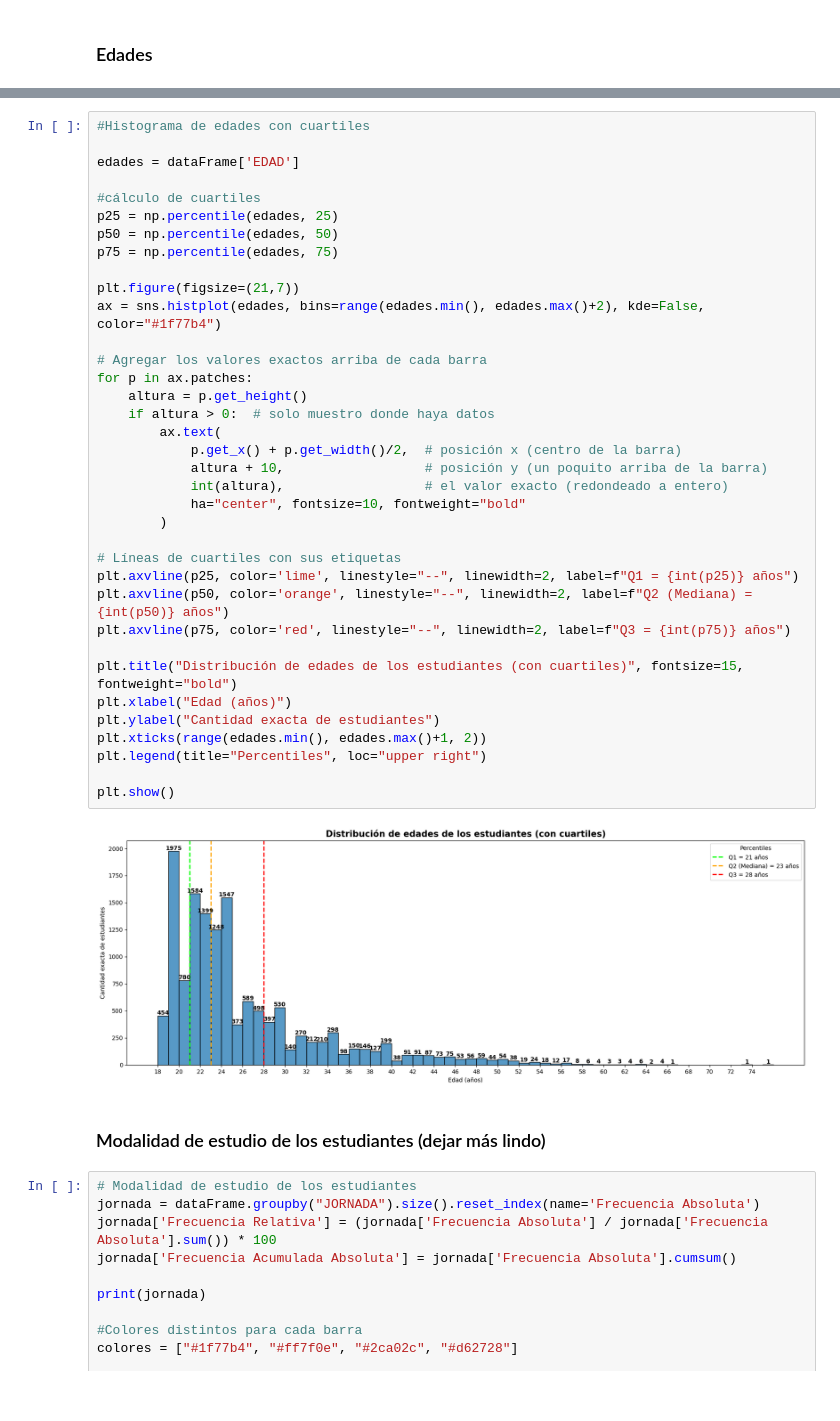
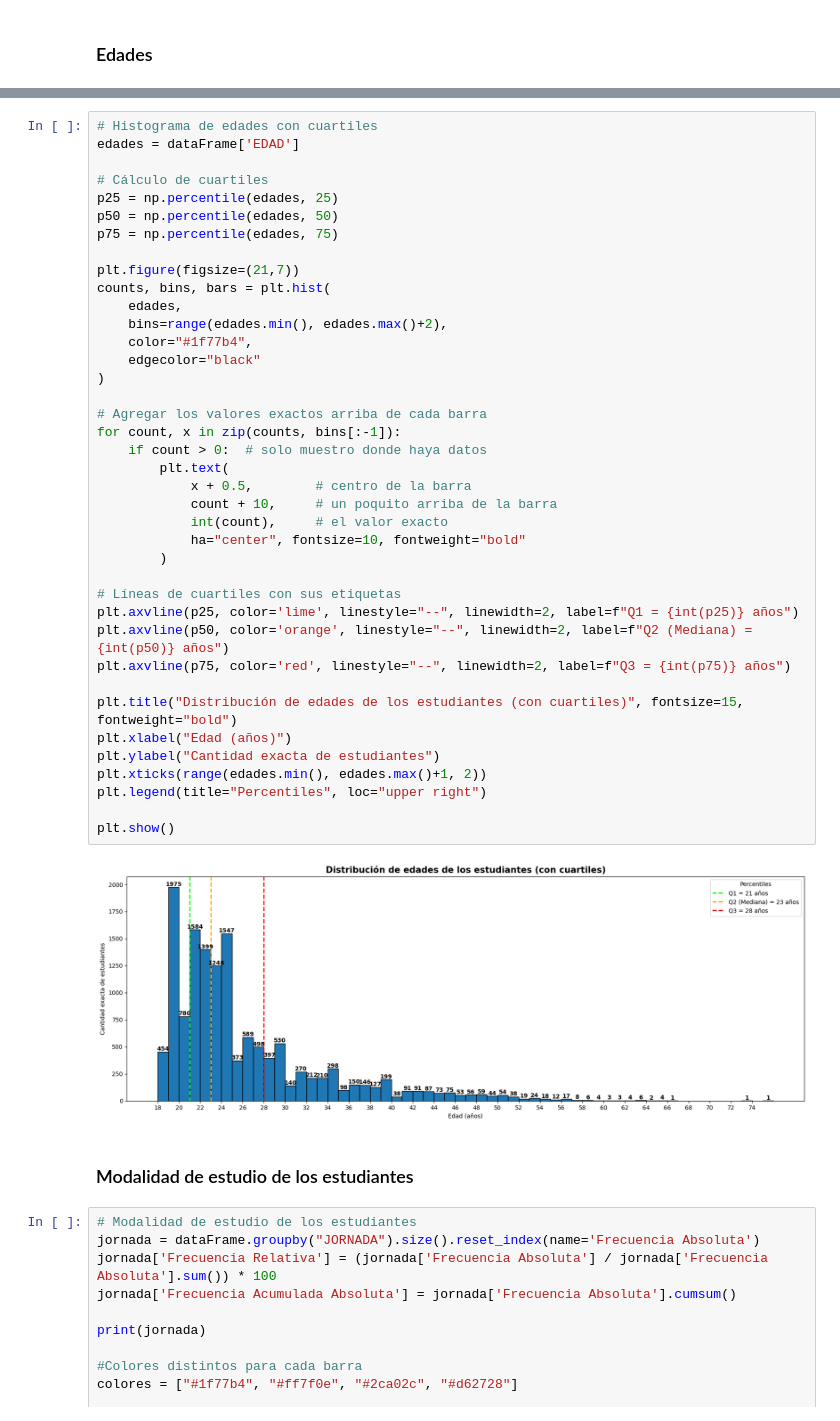
Before and after one commit to DiegoPyLL/ProyectoMat_EV1, a Jupyter notebook: TrabajoPractico.ipynb, the cells around one changed output, grey strips where cells are left out. Cells and saved outputs as stored; diff of their text form.

```diff
--- a/TrabajoPractico.ipynb
+++ b/TrabajoPractico.ipynb
@@ -149,43 +147,46 @@ plt.show()
 # %%
-#Histograma de edades con cuartiles
-
+# Histograma de edades con cuartiles
 edades = dataFrame['EDAD']
 
-#cálculo de cuartiles
+# Cálculo de cuartiles
 p25 = np.percentile(edades, 25)
 p50 = np.percentile(edades, 50)
 p75 = np.percentile(edades, 75)
 
 plt.figure(figsize=(21,7))
-ax = sns.histplot(edades, bins=range(edades.min(), edades.max()+2), kde=False, color="#1f77b4")
+counts, bins, bars = plt.hist(
+    edades,
+    bins=range(edades.min(), edades.max()+2),
+    color="#1f77b4",
+    edgecolor="black"
+)
 
 # Agregar los valores exactos arriba de cada barra
-for p in ax.patches:
-    altura = p.get_height()
-    if altura > 0:  # solo muestro donde haya datos
-        ax.text(
-            p.get_x() + p.get_width()/2,  # posición x (centro de la barra)
-            altura + 10,                  # posición y (un poquito arriba de la barra)
-            int(altura),                  # el valor exacto (redondeado a entero)
+for count, x in zip(counts, bins[:-1]):
+    if count > 0:  # solo muestro donde haya datos
+        plt.text(
+            x + 0.5,        # centro de la barra
+            count + 10,     # un poquito arriba de la barra
+            int(count),     # el valor exacto
             ha="center", fontsize=10, fontweight="bold"
         )
 
 # Líneas de cuartiles con sus etiquetas
 plt.axvline(p25, color='lime', linestyle="--", linewidth=2, label=f"Q1 = {int(p25)} años")
 plt.axvline(p50, color='orange', linestyle="--", linewidth=2, label=f"Q2 (Mediana) = {int(p50)} años")
 plt.axvline(p75, color='red', linestyle="--", linewidth=2, label=f"Q3 = {int(p75)} años")
 
 plt.title("Distribución de edades de los estudiantes (con cuartiles)", fontsize=15, fontweight="bold")
 plt.xlabel("Edad (años)")
 plt.ylabel("Cantidad exacta de estudiantes")
 plt.xticks(range(edades.min(), edades.max()+1, 2))
 plt.legend(title="Percentiles", loc="upper right")
 
 plt.show()
 # %% [output]
-[figure, old version]
+[figure, new version]
 # %% [markdown]
-### Modalidad de estudio de los estudiantes (dejar más lindo)
+### Modalidad de estudio de los estudiantes
 # %%
 # Modalidad de estudio de los estudiantes
 jornada = dataFrame.groupby("JORNADA").size().reset_index(name='Frecuencia Absoluta')
```
Also changed, not shown: parts of 14 cells of this notebook.
